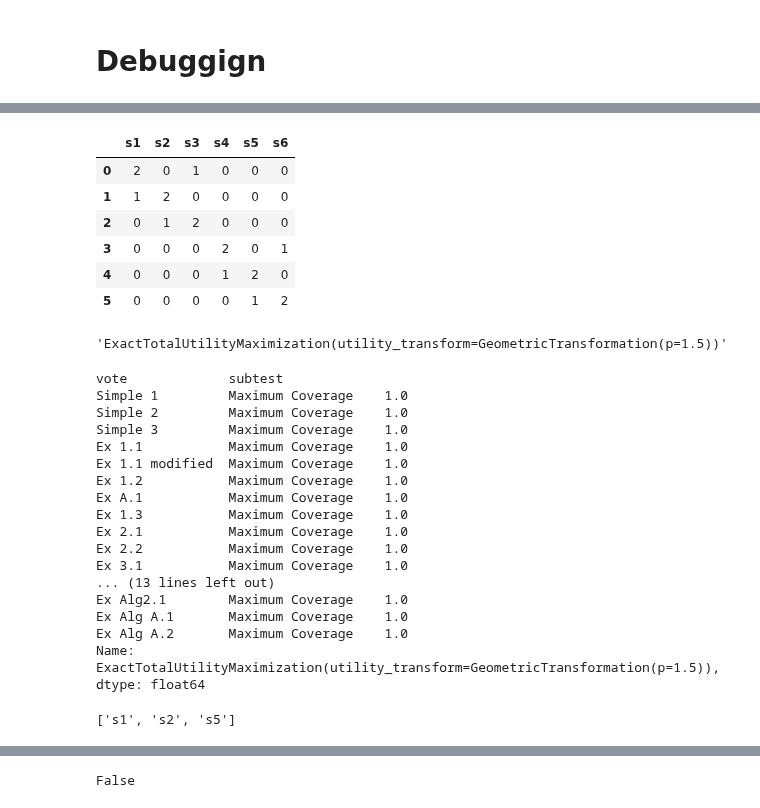
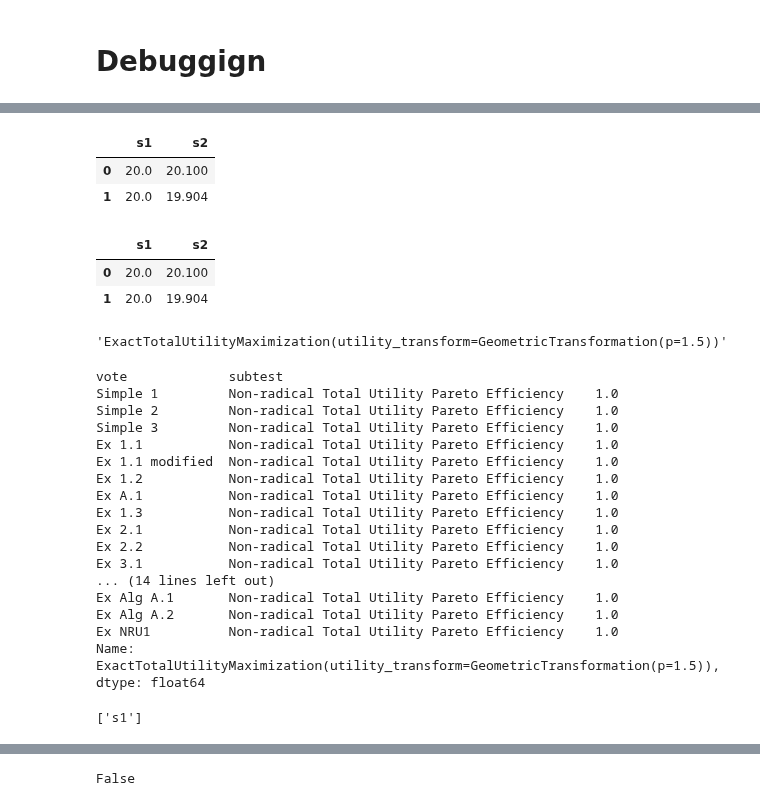
Before and after one commit to aaron-sandoval/generative_social_choice, a Jupyter notebook: generative_social_choice/plots/analyze_voting_algorithm_axiom_results.ipynb, the cells around one changed output, grey strips where cells are left out. Saved outputs shown, nothing was run; the diff lists cells and outputs as text; code cells hidden in the pictures.

Commit message:
Edit "Ex NRU1" to target failure of Exact(p=1.5) on `NonRadicalTotalUtilityAxiom`

```diff
--- a/generative_social_choice/plots/analyze_voting_algorithm_axiom_results.ipynb
+++ b/generative_social_choice/plots/analyze_voting_algorithm_axiom_results.ipynb
@@ -167,41 +151,44 @@ df1
+# %%
+case = rated_vote_cases["Ex NRU1"]
+case.rated_votes
+# %% [output]
+|  | s1 | s2 |
+| 0 | 20.0 | 20.100 |
+| 1 | 20.0 | 19.904 |
 # %%
 # case = rated_vote_cases["Ex 1.1 modified"]
 from generative_social_choice.slates.voting_algorithms import RatedVoteCase
 from generative_social_choice.slates.voting_utils import (
     CellWiseAugmentation, CandidateWiseAugmentation, VoterAndCellWiseAugmentation)
 
 
 # case = rated_vote_cases["Ex A.1"]
-case = rated_vote_cases["Ex 3.1"]
+case = rated_vote_cases["Ex NRU1"]
 
-case = RatedVoteCase(
-    name="Ex 3.1_BIG",
-    rated_votes=case.rated_votes,
-    slate_size=case.slate_size,
-    noise_augmentation_methods = {
-                CellWiseAugmentation(): 40,
-                CandidateWiseAugmentation(): 100,
-                VoterAndCellWiseAugmentation(): 100
-            }
-)
+# case = RatedVoteCase(
+#     name="Ex BIG",
+#     rated_votes=case.rated_votes,
+#     slate_size=case.slate_size,
+#     noise_augmentation_methods = {
+#                 CellWiseAugmentation(): 40,
+#                 CandidateWiseAugmentation(): 100,
+#                 VoterAndCellWiseAugmentation(): 100
+#             }
+# )
 # case = rated_vote_cases["Ex 4.3"]
 # case = rated_vote_cases["Simple 3"]
-axiom = CoverageAxiom()
+# axiom = CoverageAxiom()
 # axiom = HappiestParetoAxiom()
 # axiom = IndividualParetoAxiom()
 # axiom = MinimumAndTotalUtilityParetoAxiom()
-# axiom = NonRadicalTotalUtilityAxiom()
+axiom = NonRadicalTotalUtilityAxiom()
 # axiom = NonRadicalMinUtilityAxiom()
 
-case.rated_votes
+case.rated_votes.tail()
 # %% [output]
-|  | s1 | s2 | s3 | s4 | s5 | s6 |
-| 0 | 2 | 0 | 1 | 0 | 0 | 0 |
-| 1 | 1 | 2 | 0 | 0 | 0 | 0 |
-| 2 | 0 | 1 | 2 | 0 | 0 | 0 |
-| 3 | 0 | 0 | 0 | 2 | 0 | 1 |
-| 4 | 0 | 0 | 0 | 1 | 2 | 0 |
-| 5 | 0 | 0 | 0 | 0 | 1 | 2 |
+|  | s1 | s2 |
+| 0 | 20.0 | 20.100 |
+| 1 | 20.0 | 19.904 |
 # %%
 alg.name
 # %% [output]
@@ -213,26 +200,26 @@ df.loc[alg.name,df.columns.get_level_values(1) == axiom.name]
 # df.columns.get_level_values(1), axiom.name
 # %% [output]
 vote             subtest
-Simple 1         Maximum Coverage    1.0
-Simple 2         Maximum Coverage    1.0
-Simple 3         Maximum Coverage    1.0
-Ex 1.1           Maximum Coverage    1.0
-Ex 1.1 modified  Maximum Coverage    1.0
-Ex 1.2           Maximum Coverage    1.0
-Ex A.1           Maximum Coverage    1.0
-Ex 1.3           Maximum Coverage    1.0
-Ex 2.1           Maximum Coverage    1.0
-Ex 2.2           Maximum Coverage    1.0
-Ex 3.1           Maximum Coverage    1.0
-... (13 lines left out)
-Ex Alg2.1        Maximum Coverage    1.0
-Ex Alg A.1       Maximum Coverage    1.0
-Ex Alg A.2       Maximum Coverage    1.0
+Simple 1         Non-radical Total Utility Pareto Efficiency    1.0
+Simple 2         Non-radical Total Utility Pareto Efficiency    1.0
+Simple 3         Non-radical Total Utility Pareto Efficiency    1.0
+Ex 1.1           Non-radical Total Utility Pareto Efficiency    1.0
+Ex 1.1 modified  Non-radical Total Utility Pareto Efficiency    1.0
+Ex 1.2           Non-radical Total Utility Pareto Efficiency    1.0
+Ex A.1           Non-radical Total Utility Pareto Efficiency    1.0
+Ex 1.3           Non-radical Total Utility Pareto Efficiency    1.0
+Ex 2.1           Non-radical Total Utility Pareto Efficiency    1.0
+Ex 2.2           Non-radical Total Utility Pareto Efficiency    1.0
+Ex 3.1           Non-radical Total Utility Pareto Efficiency    1.0
+... (14 lines left out)
+Ex Alg A.1       Non-radical Total Utility Pareto Efficiency    1.0
+Ex Alg A.2       Non-radical Total Utility Pareto Efficiency    1.0
+Ex NRU1          Non-radical Total Utility Pareto Efficiency    1.0
 Name: ExactTotalUtilityMaximization(utility_transform=GeometricTransformation(p=1.5)), dtype: float64
 # %%
 alg.vote(rated_votes=case.rated_votes, slate_size=case.slate_size)[0]
 # %% [output]
-['s1', 's2', 's5']
+['s1']
 # %%
 # axiom.satisfactory_slates(rated_votes=case.rated_votes, slate_size=case.slate_size)
 # case.augmented_cases[0]
```
Also changed, not shown: parts of 15 cells of this notebook, 2 other files.
